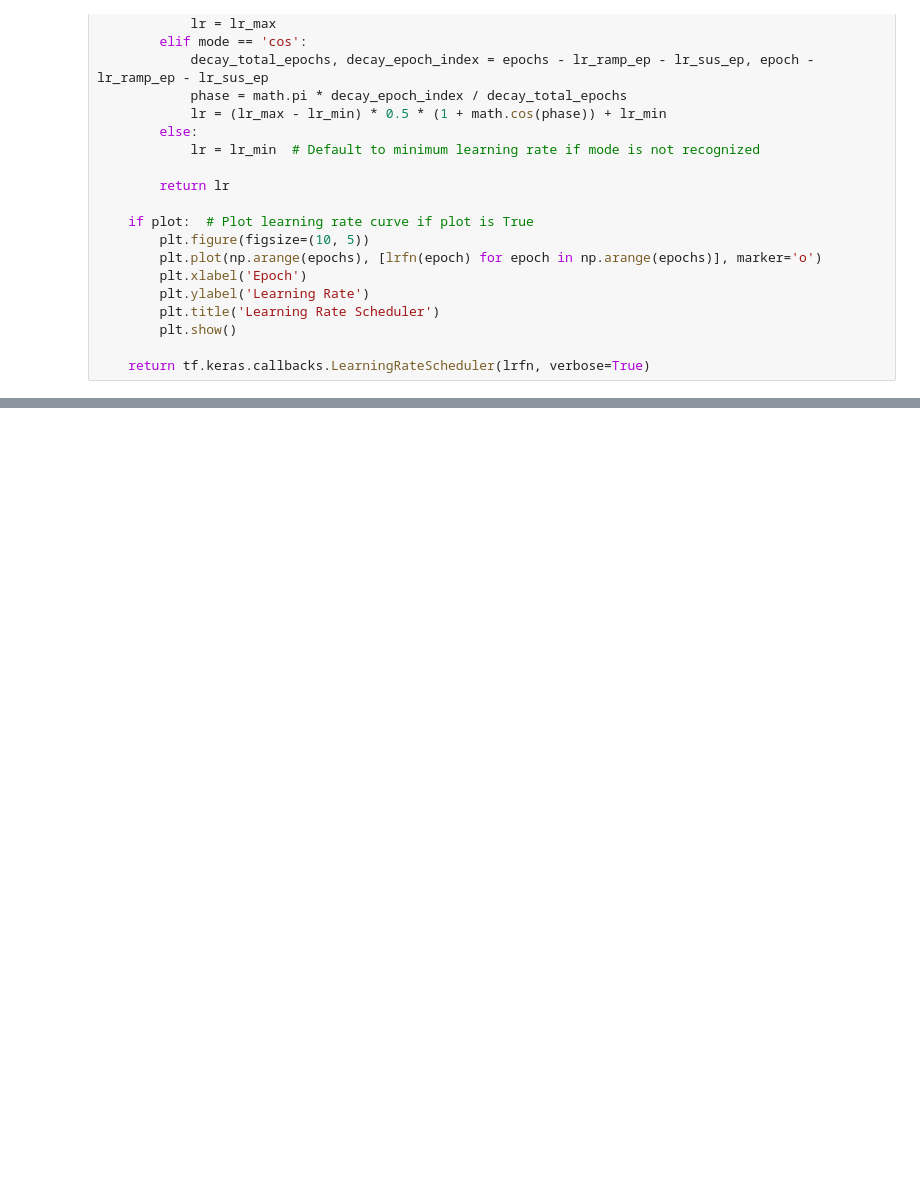
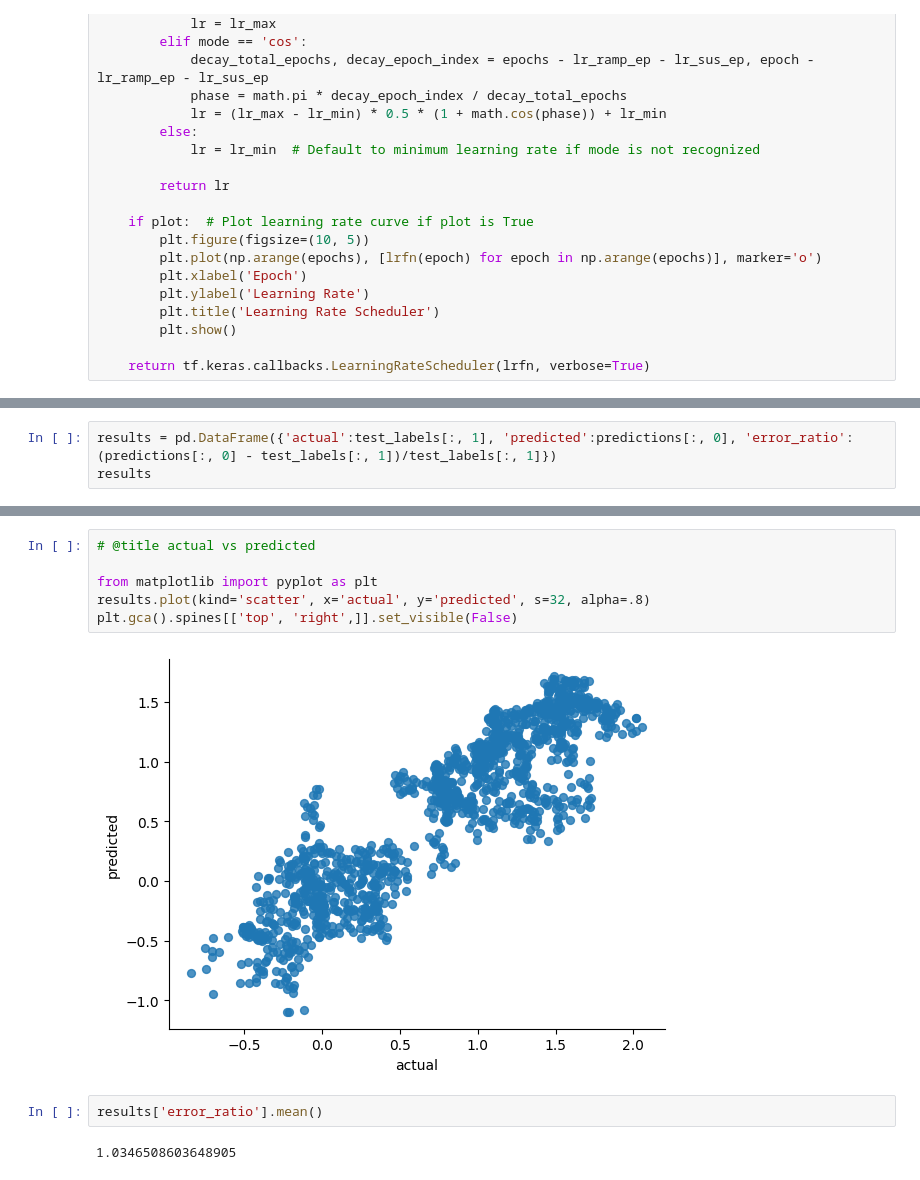
Before and after one commit to fovi-llc/time_series_transformer, a Jupyter notebook: StockPricePredictionUsingTransformers.ipynb, the cells around one changed output, grey strips where cells are left out. Drawn from its saved outputs; the diff is of its cells as text; blank space fills up the shorter version.

```diff
--- a/StockPricePredictionUsingTransformers.ipynb
+++ b/StockPricePredictionUsingTransformers.ipynb
@@ -511,0 +522,3 @@ print(f"R-squared: {r2}")
+# %%
+results = pd.DataFrame({'actual':test_labels[:, 1], 'predicted':predictions[:, 0], 'error_ratio':(predictions[:, 0] - test_labels[:, 1])/test_labels[:, 1]})
+results
@@ -511,0 +539,12 @@ print(f"R-squared: {r2}")
+# %%
+# @title actual vs predicted
+
+from matplotlib import pyplot as plt
+results.plot(kind='scatter', x='actual', y='predicted', s=32, alpha=.8)
+plt.gca().spines[['top', 'right',]].set_visible(False)
+# %% [output]
+[figure, added]
+# %%
+results['error_ratio'].mean()
+# %% [output]
+1.0346508603648905
```
Also changed, not shown: parts of 3 cells of this notebook.
